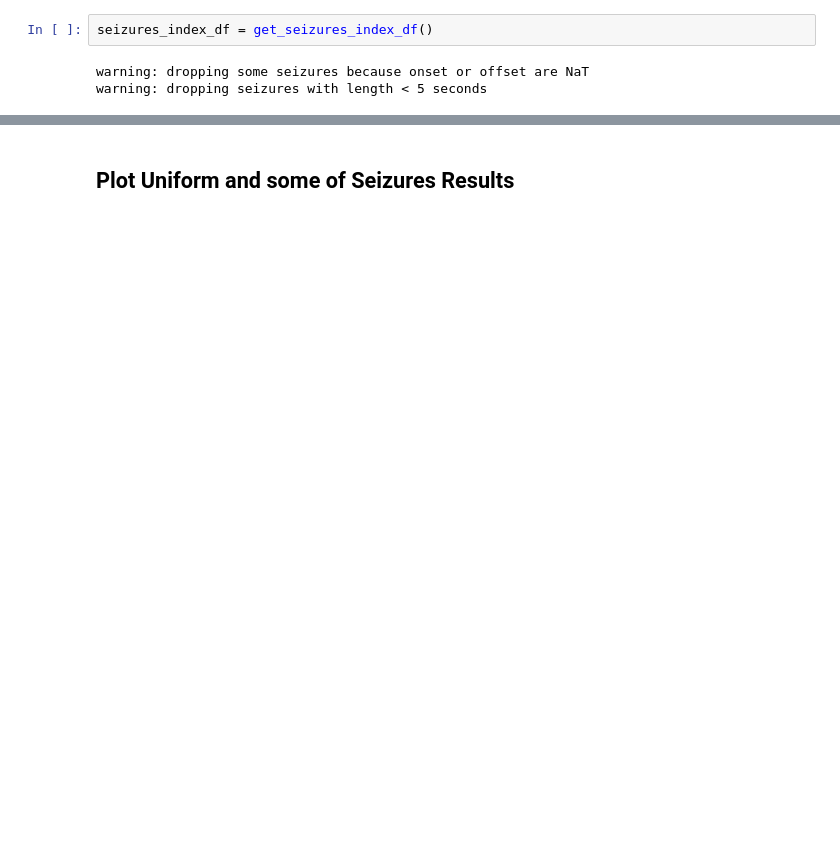
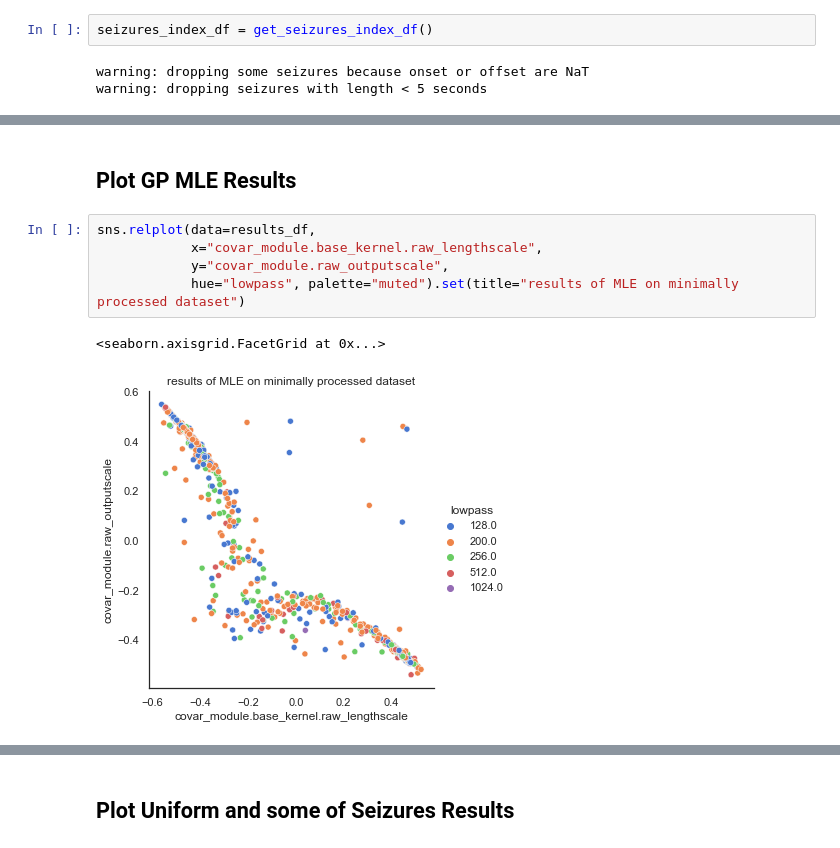
Before and after one commit to noamsgl/msc, a Jupyter notebook: scripts/generate/analyze_gp_results.ipynb, the cells around one changed output, grey strips where cells are left out. Drawn from its saved outputs; the diff is of its cells as text; blank space fills up the shorter version.

Commit message:
add lowpass hue
still has junk at the bottom

```diff
--- a/scripts/generate/analyze_gp_results.ipynb
+++ b/scripts/generate/analyze_gp_results.ipynb
@@ -47,3 +65,13 @@ results = uniform_results_df.pivot(index='sample_id', columns='param_name', valu
+# %% [markdown]
+## Plot GP MLE Results
+# %%
+sns.relplot(data=results_df,
+            x="covar_module.base_kernel.raw_lengthscale",
+            y="covar_module.raw_outputscale",
+            hue="lowpass", palette="muted").set(title="results of MLE on minimally processed dataset")
+# %% [output]
+<seaborn.axisgrid.FacetGrid at 0x...>
+[figure, added]
 # %%
 colors = {False:'tab:blue', 'E':'tab:orange', 'F':'tab:green', True:'tab:red', 'H':'tab:purple', 'I':'tab:brown', 'J':'tab:pink'}
 
```
Also changed, not shown: parts of 16 cells of this notebook.
